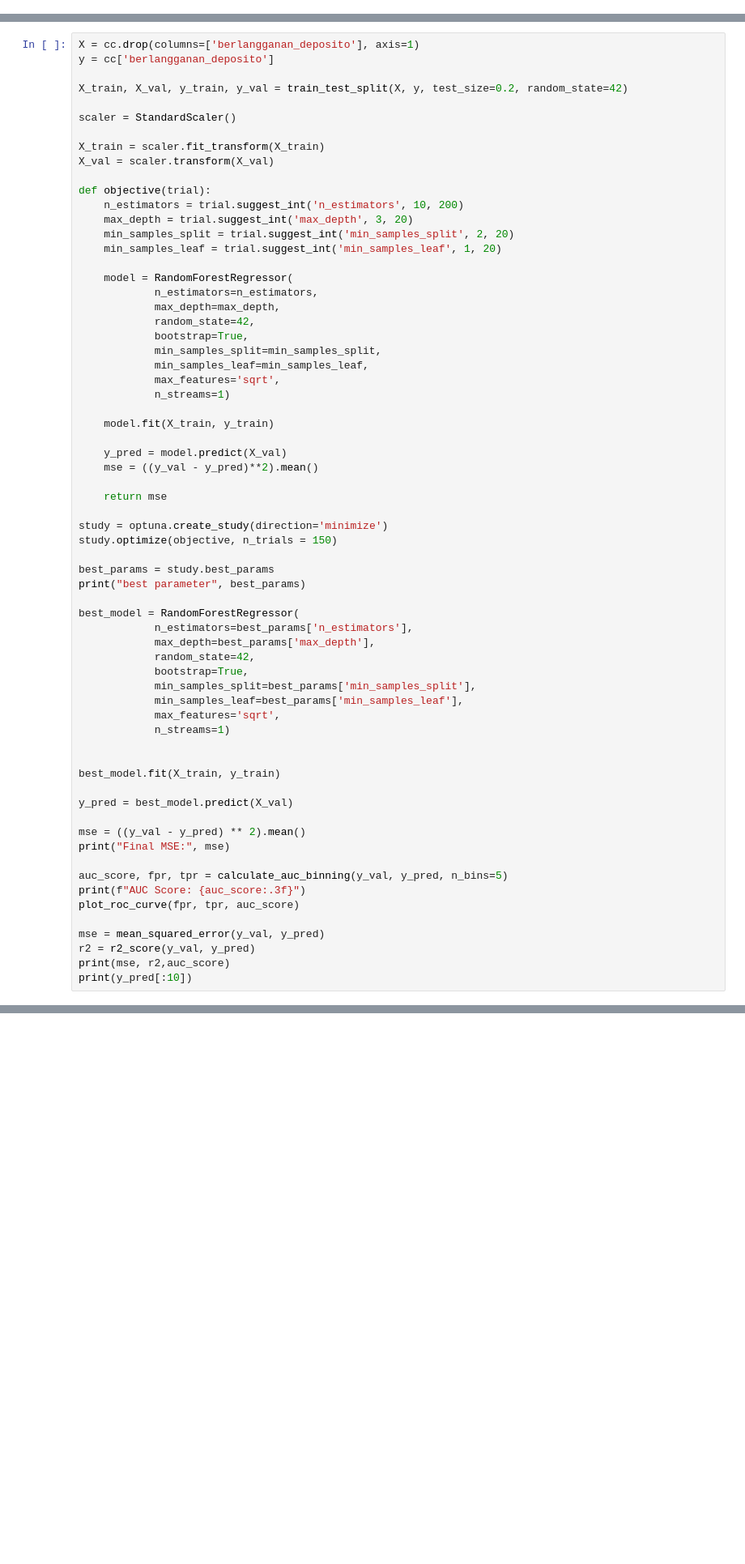
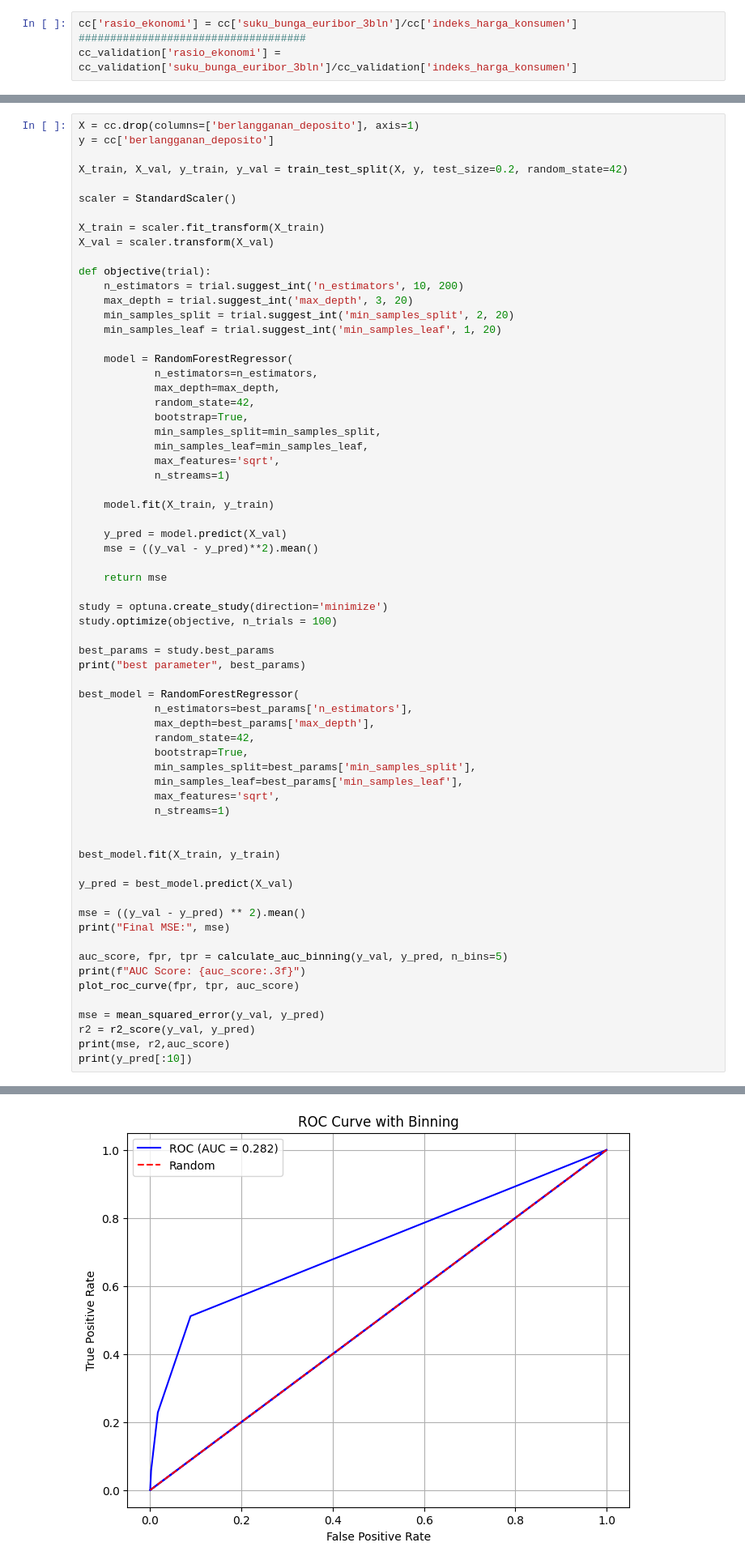
Before and after one commit to Dimassaputra5/DataQuest, a Jupyter notebook: DataQuest.ipynb, the cells around one changed output, grey strips where cells are left out. Shown: that part at 81% size. Cells and saved outputs as stored; diff of their text form; blank space fills up the shorter version.

```diff
--- a/DataQuest.ipynb
+++ b/DataQuest.ipynb
@@ -112,3 +174,7 @@ cc['indeks_harga_konsumen'].info()
+# %%
+cc['rasio_ekonomi'] = cc['suku_bunga_euribor_3bln']/cc['indeks_harga_konsumen']
+####################################
+cc_validation['rasio_ekonomi'] = cc_validation['suku_bunga_euribor_3bln']/cc_validation['indeks_harga_konsumen']
 # %%
 cc['variasipekerjaanterhadapsukubunga'] = cc['tingkat_variasi_pekerjaan']/cc['suku_bunga_euribor_3bln']
 #########################################################
@@ -331,7 +475,7 @@ def objective(trial):
     return mse
 
 study = optuna.create_study(direction='minimize')
-study.optimize(objective, n_trials = 150)
+study.optimize(objective, n_trials = 100)
 
 best_params = study.best_params
 print("best parameter", best_params)
@@ -362,3 +506,4 @@ mse = mean_squared_error(y_val, y_pred)
 r2 = r2_score(y_val, y_pred)
 print(mse, r2,auc_score)
 print(y_pred[:10])
+# %% [output]
@@ -364,0 +530 @@ print(y_pred[:10])
+[figure, added]
```
Also changed, not shown: parts of 12 cells of this notebook.
